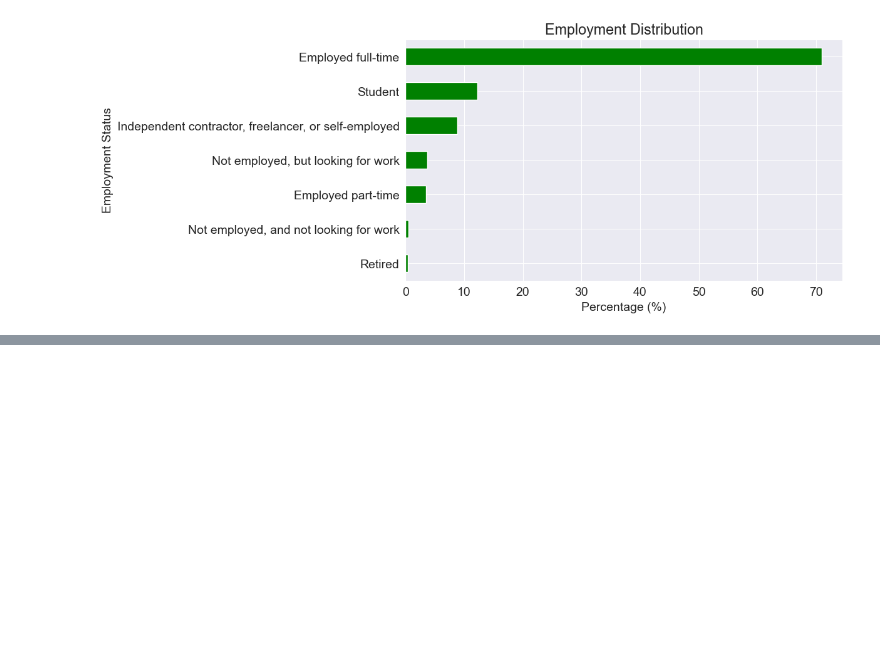
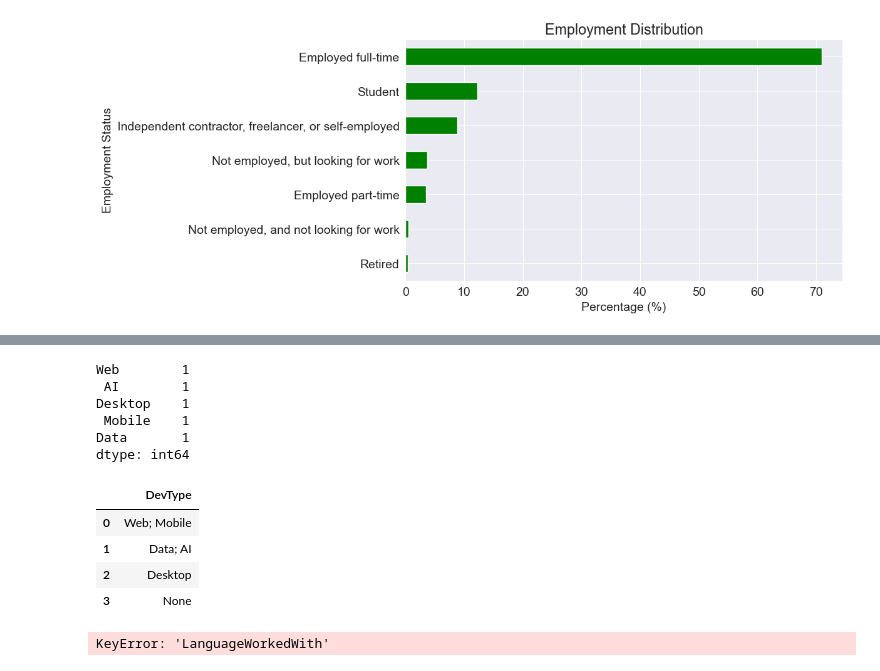
Before and after one commit to fabrice-programmer/project-das, a Jupyter notebook: realworld.ipynb, the cells around one changed output, grey strips where cells are left out. Cells and saved outputs as stored; diff of their text form; code cells hidden in the pictures; blank space fills up the shorter version.

```diff
--- a/realworld.ipynb
+++ b/realworld.ipynb
@@ -302,0 +337,23 @@ plt.show()
+# %%
+dev_type_totals=dev_type_df.sum().sort_values(ascending=False)
+dev_type_totals
+# %% [output]
+Web        1
+ AI        1
+Desktop    1
+ Mobile    1
+Data       1
+dtype: int64
+# %%
+dev_type_totals
+# %% [output]
+|  | DevType |
+| 0 | Web; Mobile |
+| 1 | Data; AI |
+| 2 | Desktop |
+| 3 | None |
+# %%
+language_worked_df = split_multicolumn(survey_df['LanguageWorkedWith'])
+print(language_worked_df.head())
+# %% [output]
+KeyError: 'LanguageWorkedWith'
```
Also changed, not shown: parts of 6 cells of this notebook.
